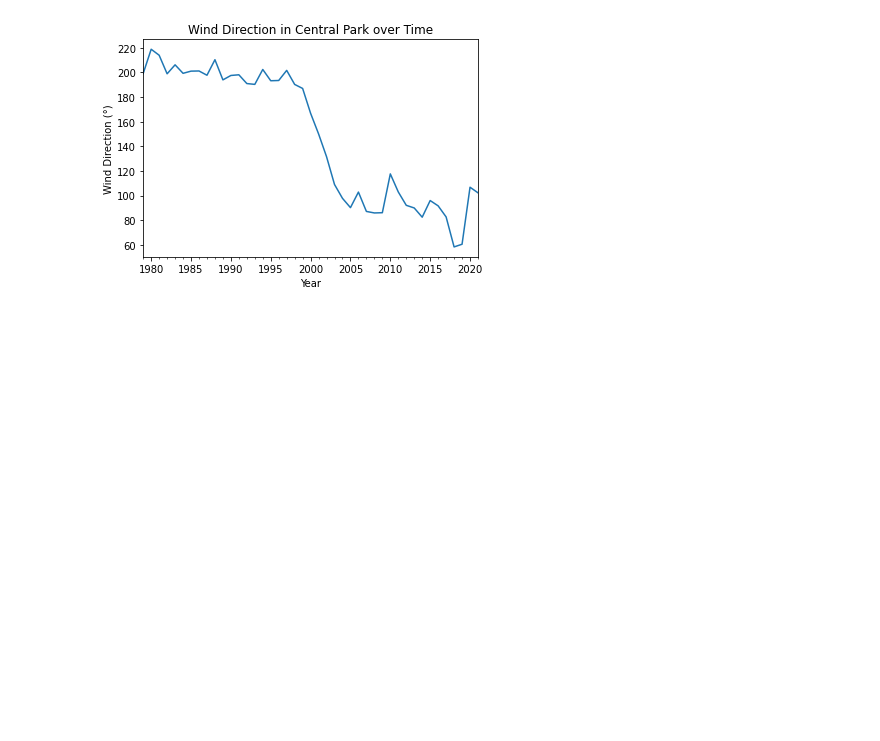
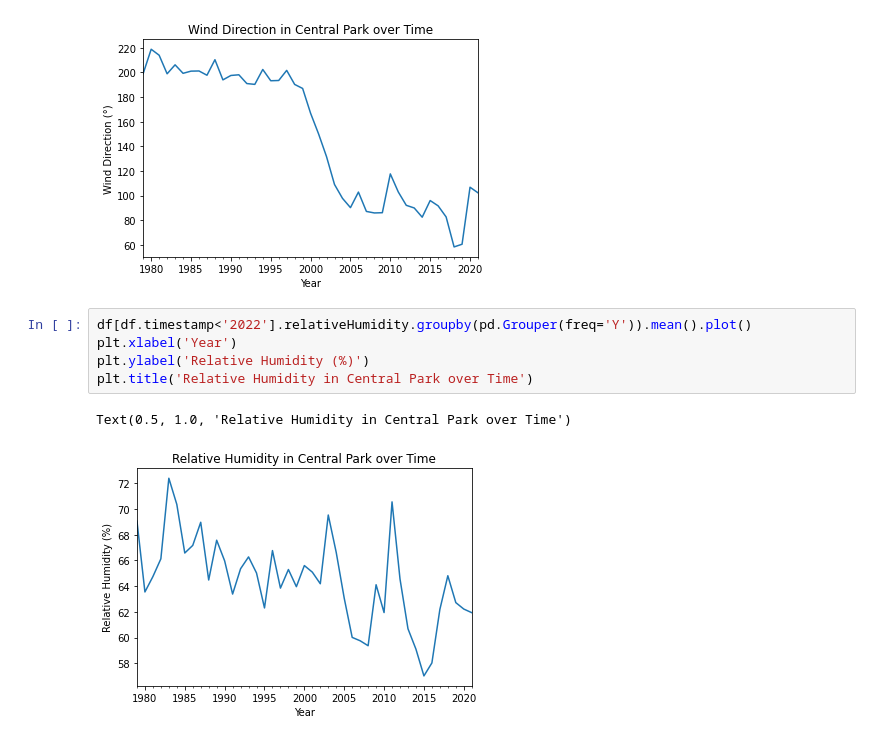
Before and after one commit to hiwett18/TKH-Bloomberg-Hackathon, a Jupyter notebook: notebooks/Visualizations.ipynb, the cells around one changed output. Drawn from its saved outputs; the diff is of its cells as text; blank space fills up the shorter version.

Commit message:
added humidity graph

```diff
--- a/notebooks/Visualizations.ipynb
+++ b/notebooks/Visualizations.ipynb
@@ -76,3 +76,11 @@ plt.title('Wind Direction in Central Park over Time')
 # %% [output]
 Text(0.5, 1.0, 'Wind Direction in Central Park over Time')
 [figure]
+# %%
+df[df.timestamp<'2022'].relativeHumidity.groupby(pd.Grouper(freq='Y')).mean().plot()
+plt.xlabel('Year')
+plt.ylabel('Relative Humidity (%)')
+plt.title('Relative Humidity in Central Park over Time')
+# %% [output]
+Text(0.5, 1.0, 'Relative Humidity in Central Park over Time')
+[figure, added]
```
